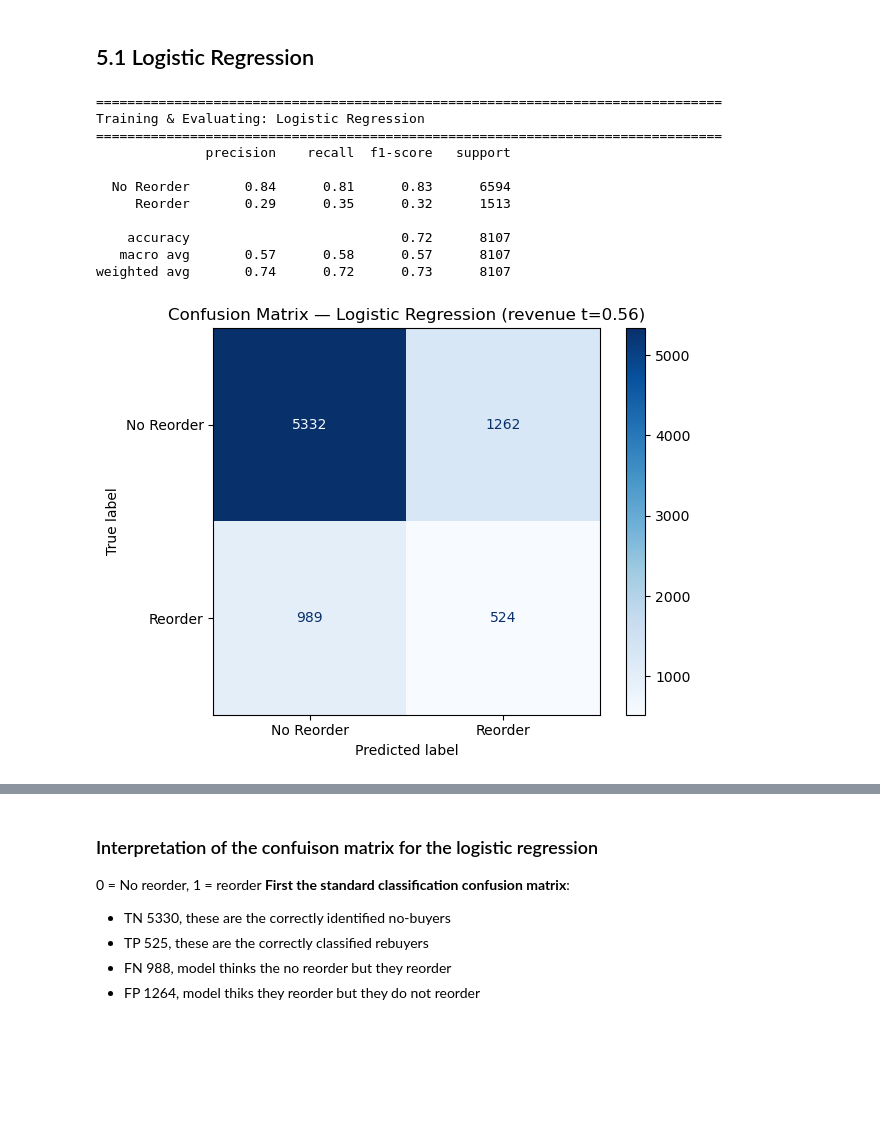
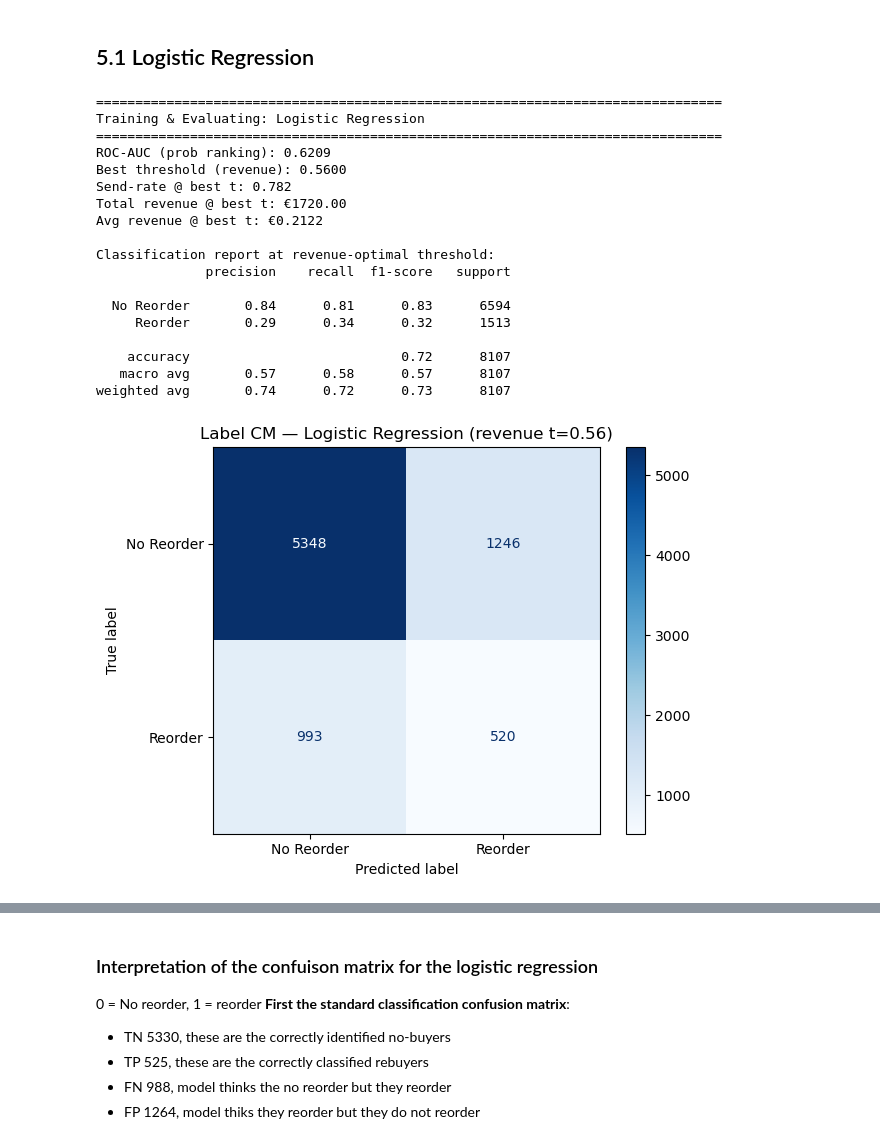
Before and after one commit to ungeralexan/ml_assignment, a Jupyter notebook: stand_safe_06_01/project.ipynb, the cells around one changed output, grey strips where cells are left out. Drawn from its saved outputs; the diff is of its cells as text; code cells hidden in the pictures; blank space fills up the shorter version.

```diff
--- a/stand_safe_06_01/project.ipynb
+++ b/stand_safe_06_01/project.ipynb
@@ -493,8 +479,7 @@ Categories (5, int64): [1 < 2 < 3 < 4 < 5]
 ## 3.9 Feature creation
 # %%
 data_fe['remi_rate']=data_fe['remi']/data_fe['numberitems']
-data_fe['cancel_rate']=data_fe['cancel']/data_fe['numberitems']
-data_fe['used_rate']=data_fe['used']/data_fe['numberitems']
+
 
 # Analyze the new features
 new_features = data_fe.select_dtypes(include=['float64']).columns
@@ -648,7 +633,7 @@ num_cols = [
     "numberitems","weight","remi","cancel","used",
     "has_ad_code","account_age_days","order_weekday","order_month",
     "promised_delivery_weekday","promised_delivery_month",
-    "delivery_difference","product_diversity", "remi_rate", "cancel_rate", "used_rate",
+    "delivery_difference","product_diversity", "remi_rate",
     *w_cols
 ]
 # %%
@@ -1140,38 +1126,69 @@ lr = LogisticRegression(
     solver="liblinear"
 )
 
 res_lr, mdl_lr = evaluate_model(lr, "Logistic Regression", X_train_df, y_train, X_val_df, y_val)
 models["Logistic Regression"] = mdl_lr
 results.append(res_lr)
 
-# --- Standard reporting (matches evaluate_model keys) ---
-from sklearn.metrics import classification_report
+# --- Core business summary ---
+print(f"ROC-AUC (prob ranking): {res_lr['roc_auc']:.4f}")
+print(f"Best threshold (revenue): {res_lr['best_threshold']:.4f}")
+print(f"Send-rate @ best t: {res_lr['send_rate']:.3f}")
+print(f"Total revenue @ best t: €{res_lr['total_revenue']:.2f}")
+print(f"Avg revenue @ best t: €{res_lr['avg_revenue']:.4f}")
 
+# --- Classification report at DEPLOYED threshold (best_t) ---
+print("\nClassification report at revenue-optimal threshold:")
 print(classification_report(
     y_val,
     res_lr["y_pred_best_t"],
     target_names=["No Reorder", "Reorder"],
     zero_division=0
 ))
 
-
-
-# --- Standard plots (use returned key names) ---
+# --- Label CM at deployed threshold ---
 plot_cm(
     y_val,
     res_lr["y_pred_best_t"],
-    f"Confusion Matrix — Logistic Regression (revenue t={res_lr['best_threshold']:.2f})"
+    f"Label CM — Logistic Regression (revenue t={res_lr['best_threshold']:.2f})"
 )
+
+# --- Action CM at deployed threshold (business CM) ---
+plot_action_cm(
+    y_val,
+    res_lr["send_voucher"],   # use returned key
+    f"Action CM — Logistic Regression (revenue t={res_lr['best_threshold']:.2f})"
+)
+
+# --- Revenue curve plot ---
+plt.figure(figsize=(8, 5))
+plt.plot(res_lr["rev_curve"]["threshold"], res_lr["rev_curve"]["total_revenue"], marker="o", linewidth=2)
+plt.axvline(res_lr["best_threshold"], color="red", linestyle="--",
+            label=f"Optimal threshold = {res_lr['best_threshold']:.2f}")
+plt.title("Revenue vs Threshold — Logistic Regression")
+plt.xlabel("Threshold (send voucher if p < threshold)")
+plt.ylabel("Total Revenue (€)")
+plt.legend()
+plt.grid(alpha=0.3)
+plt.tight_layout()
+plt.show()
 # %% [output]
 ================================================================================
 Training & Evaluating: Logistic Regression
 ================================================================================
+ROC-AUC (prob ranking): 0.6209
+Best threshold (revenue): 0.5600
+Send-rate @ best t: 0.782
+Total revenue @ best t: €1720.00
+Avg revenue @ best t: €0.2122
+
+Classification report at revenue-optimal threshold:
               precision    recall  f1-score   support
 
   No Reorder       0.84      0.81      0.83      6594
-     Reorder       0.29      0.35      0.32      1513
+     Reorder       0.29      0.34      0.32      1513
 
     accuracy                           0.72      8107
    macro avg       0.57      0.58      0.57      8107
 weighted avg       0.74      0.72      0.73      8107
-[figure, old version]
+[figure, new version]
```
Also changed, not shown: parts of 30 cells of this notebook.
